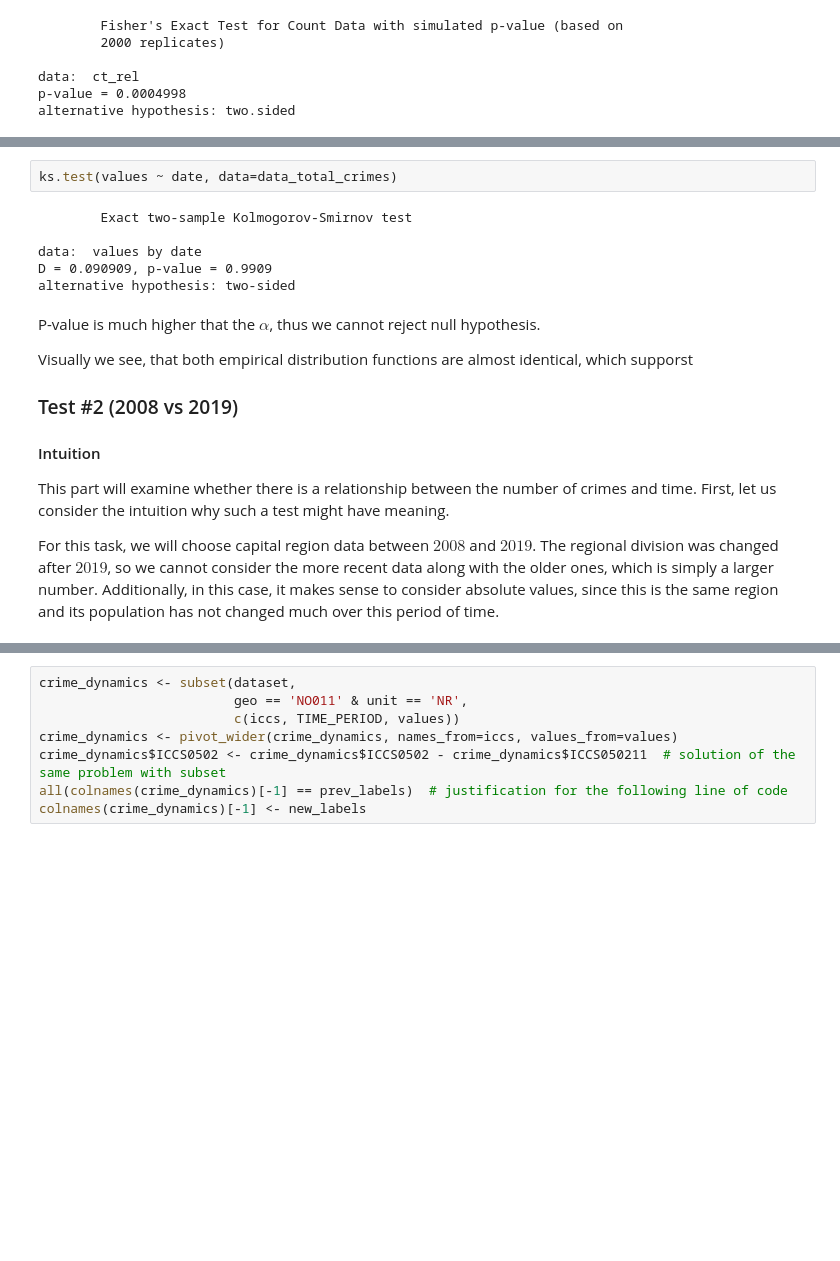
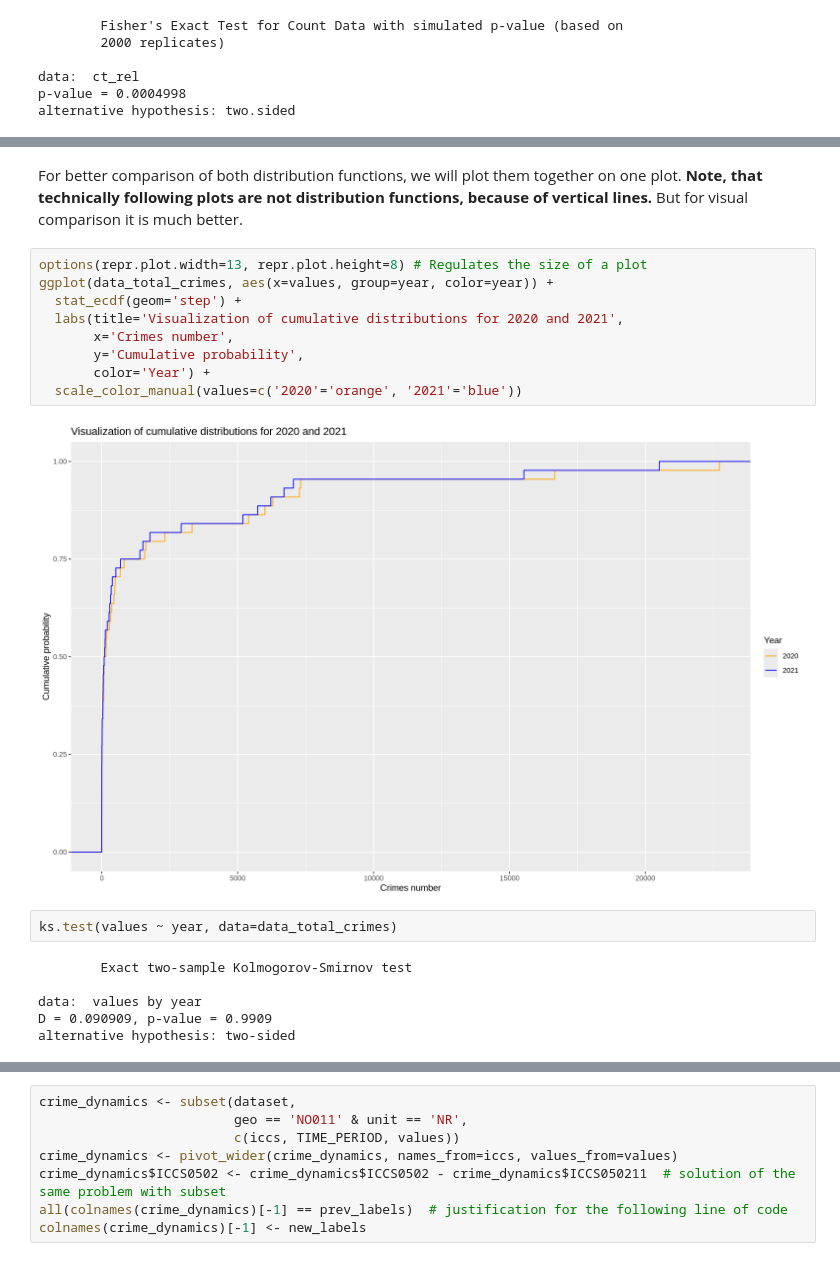
Before and after one commit to nickobard/eurostat-datasets-analysis, a Jupyter notebook: sem-1/semestral-work.ipynb, the cells around one changed output, grey strips where cells are left out. Saved outputs shown, nothing was run; the diff lists cells and outputs as text; blank space fills up the shorter version.

```diff
--- a/sem-1/semestral-work.ipynb
+++ b/sem-1/semestral-work.ipynb
@@ -464,20 +509,21 @@ ggplot(data_total_crimes, aes(x=values, group=date, color=date)) +
+# %% [markdown]
+For better comparison of both distribution functions, we will plot them together on one plot. **Note, that technically following plots are not distribution functions, because of vertical lines.** But for visual comparison it is much better.
+# %%
+options(repr.plot.width=13, repr.plot.height=8) # Regulates the size of a plot
+ggplot(data_total_crimes, aes(x=values, group=year, color=year)) +
+  stat_ecdf(geom='step') +
+  labs(title='Visualization of cumulative distributions for 2020 and 2021',
+       x='Crimes number',
+       y='Cumulative probability',
+       color='Year') +
+  scale_color_manual(values=c('2020'='orange', '2021'='blue'))
+# %% [output]
+[figure, added]
 # %%
-ks.test(values ~ date, data=data_total_crimes)
+ks.test(values ~ year, data=data_total_crimes)
 # %% [output]
         Exact two-sample Kolmogorov-Smirnov test
 
-data:  values by date
+data:  values by year
 D = 0.090909, p-value = 0.9909
 alternative hypothesis: two-sided
-# %% [markdown]
-P-value is much higher that the $\alpha$, thus we cannot reject null hypothesis.
-
-Visually we see, that both empirical distribution functions are almost identical, which supporst
-
-### Test #2 (2008 vs 2019)
-
-#### Intuition
-
-This part will examine whether there is a relationship between the number of crimes and time. First, let us consider the intuition why such a test might have meaning.
-
-For this task, we will choose capital region data between $2008$ and $2019$. The regional division was changed after $2019$, so we cannot consider the more recent data along with the older ones, which is simply a larger number. Additionally, in this case, it makes sense to consider absolute values, since this is the same region and its population has not changed much over this period of time.
```
Also changed, not shown: parts of 37 cells of this notebook.
